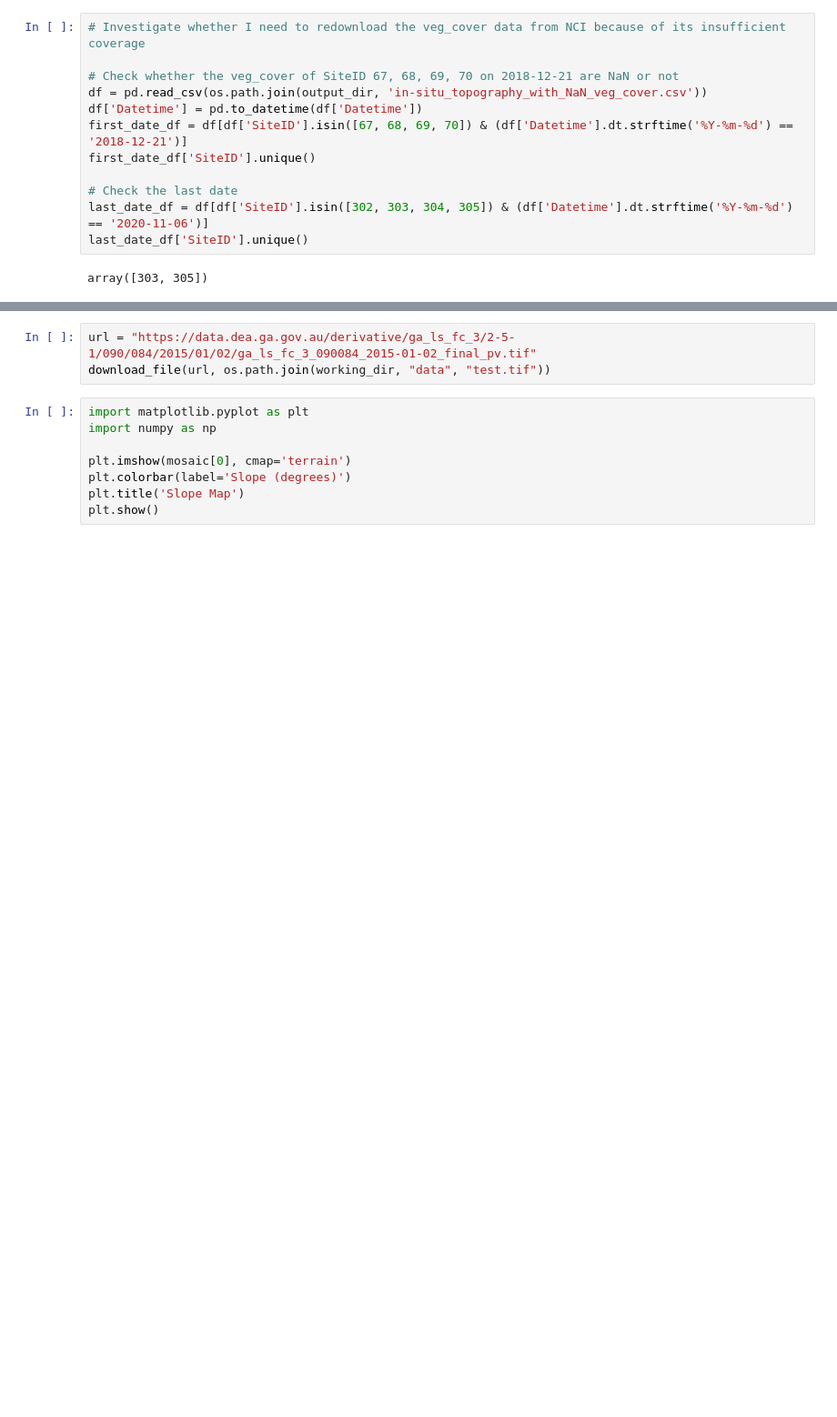
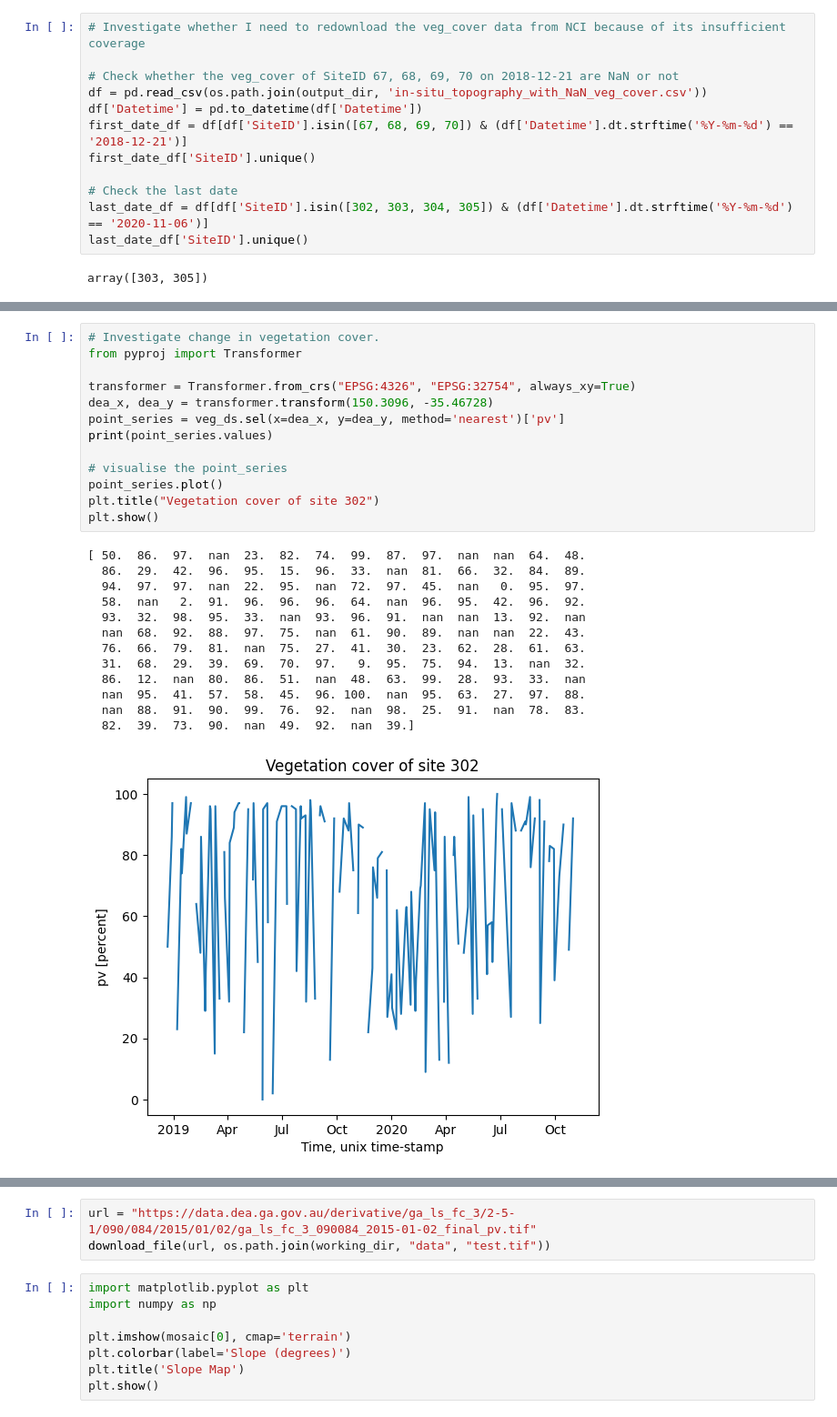
Before and after one commit to DiaPorntipa/nssn-fmc-data-compilation, a Jupyter notebook: Codes/Nick_phd_data_compilation.ipynb, the cells around one changed output, grey strips where cells are left out. Shown at 91% size. Drawn from its saved outputs; the diff is of its cells as text; blank space fills up the shorter version.

Commit message:
Investigated the correctness of veg_cover code

```diff
--- a/Codes/Nick_phd_data_compilation.ipynb
+++ b/Codes/Nick_phd_data_compilation.ipynb
@@ -611,0 +631,27 @@ array([303, 305])
+# %%
+# Investigate change in vegetation cover.
+from pyproj import Transformer
+
+transformer = Transformer.from_crs("EPSG:4326", "EPSG:32754", always_xy=True)
+dea_x, dea_y = transformer.transform(150.3096, -35.46728)
+point_series = veg_ds.sel(x=dea_x, y=dea_y, method='nearest')['pv']
+print(point_series.values)
+
+# visualise the point_series
+point_series.plot()
+plt.title("Vegetation cover of site 302")
+plt.show()
+# %% [output]
+[ 50.  86.  97.  nan  23.  82.  74.  99.  87.  97.  nan  nan  64.  48.
+  86.  29.  42.  96.  95.  15.  96.  33.  nan  81.  66.  32.  84.  89.
+  94.  97.  97.  nan  22.  95.  nan  72.  97.  45.  nan   0.  95.  97.
+  58.  nan   2.  91.  96.  96.  96.  64.  nan  96.  95.  42.  96.  92.
+  93.  32.  98.  95.  33.  nan  93.  96.  91.  nan  nan  13.  92.  nan
+  nan  68.  92.  88.  97.  75.  nan  61.  90.  89.  nan  nan  22.  43.
+  76.  66.  79.  81.  nan  75.  27.  41.  30.  23.  62.  28.  61.  63.
+  31.  68.  29.  39.  69.  70.  97.   9.  95.  75.  94.  13.  nan  32.
+  86.  12.  nan  80.  86.  51.  nan  48.  63.  99.  28.  93.  33.  nan
+  nan  95.  41.  57.  58.  45.  96. 100.  nan  95.  63.  27.  97.  88.
+  nan  88.  91.  90.  99.  76.  92.  nan  98.  25.  91.  nan  78.  83.
+  82.  39.  73.  90.  nan  49.  92.  nan  39.]
+[figure, added]
```
Also changed, not shown: parts of 10 cells of this notebook.
